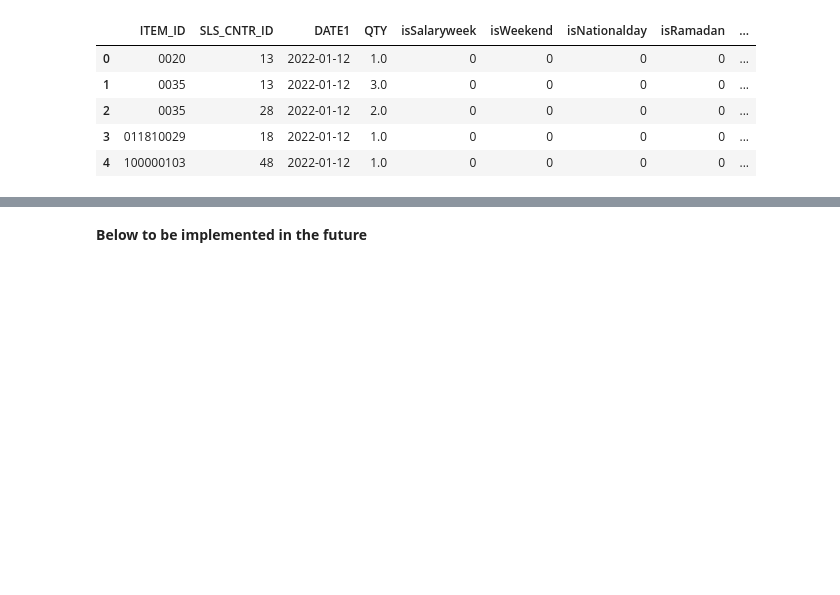
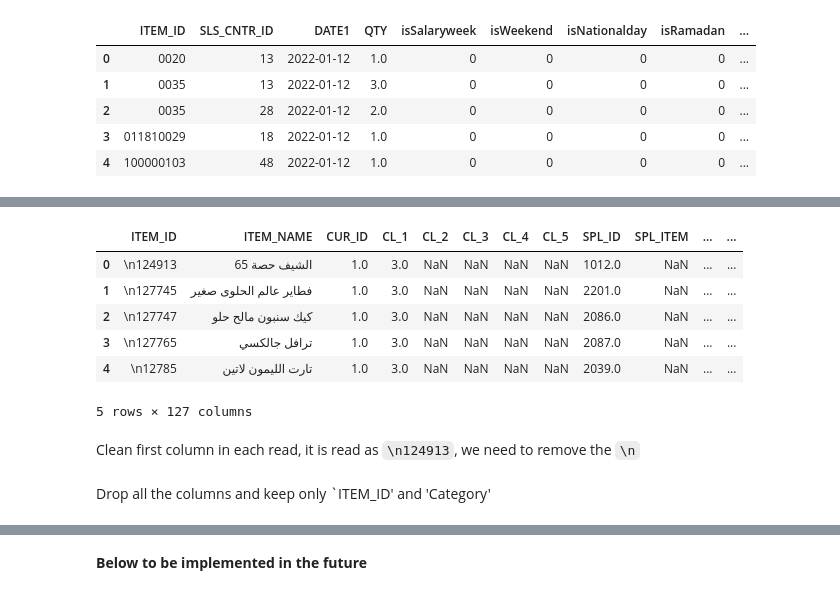
Before and after one commit to hajsf/Time-Series-Forecast, a Jupyter notebook: 04_DefineFeatures.ipynb, the cells around one changed output, grey strips where cells are left out. Cells and saved outputs as stored; diff of their text form; code cells hidden in the pictures; blank space fills up the shorter version.

```diff
--- a/04_DefineFeatures.ipynb
+++ b/04_DefineFeatures.ipynb
@@ -206,0 +300,14 @@ df.head()
+# %%
+SKUcategory = pd.read_csv(pathExternal +'ITEMS_MASTER.csv', sep='\t', lineterminator='\r', low_memory=False) # , dtype={"DATE1": 'string', "SLS_CNTR_ID": "string", "ITEM_ID": "string"}
+# %%
+SKUcategory.head()
+# %% [output]
+|  | ITEM_ID | ITEM_NAME | CUR_ID | CL_1 | CL_2 | CL_3 | CL_4 | CL_5 | SPL_ID | SPL_ITEM | ... | ... |
+| 0 | \n124913 | الشيف حصة 65 | 1.0 | 3.0 | NaN | NaN | NaN | NaN | 1012.0 | NaN | ... | ... |
+| 1 | \n127745 | فطاير عالم الحلوى صغير | 1.0 | 3.0 | NaN | NaN | NaN | NaN | 2201.0 | NaN | ... | ... |
+| 2 | \n127747 | كيك سنبون مالح حلو | 1.0 | 3.0 | NaN | NaN | NaN | NaN | 2086.0 | NaN | ... | ... |
+| 3 | \n127765 | ترافل جالكسي | 1.0 | 3.0 | NaN | NaN | NaN | NaN | 2087.0 | NaN | ... | ... |
+| 4 | \n12785 | تارت الليمون لاتين | 1.0 | 3.0 | NaN | NaN | NaN | NaN | 2039.0 | NaN | ... | ... |
+5 rows × 127 columns
+# %% [markdown]
+Clean first column in each read, it is read as `\n124913`, we need to remove the `\n`
@@ -206,0 +321,2 @@ df.head()
+# %% [markdown]
+Drop all the columns and keep only `ITEM_ID' and 'Category'
```
Also changed, not shown: parts of 47 cells of this notebook.
